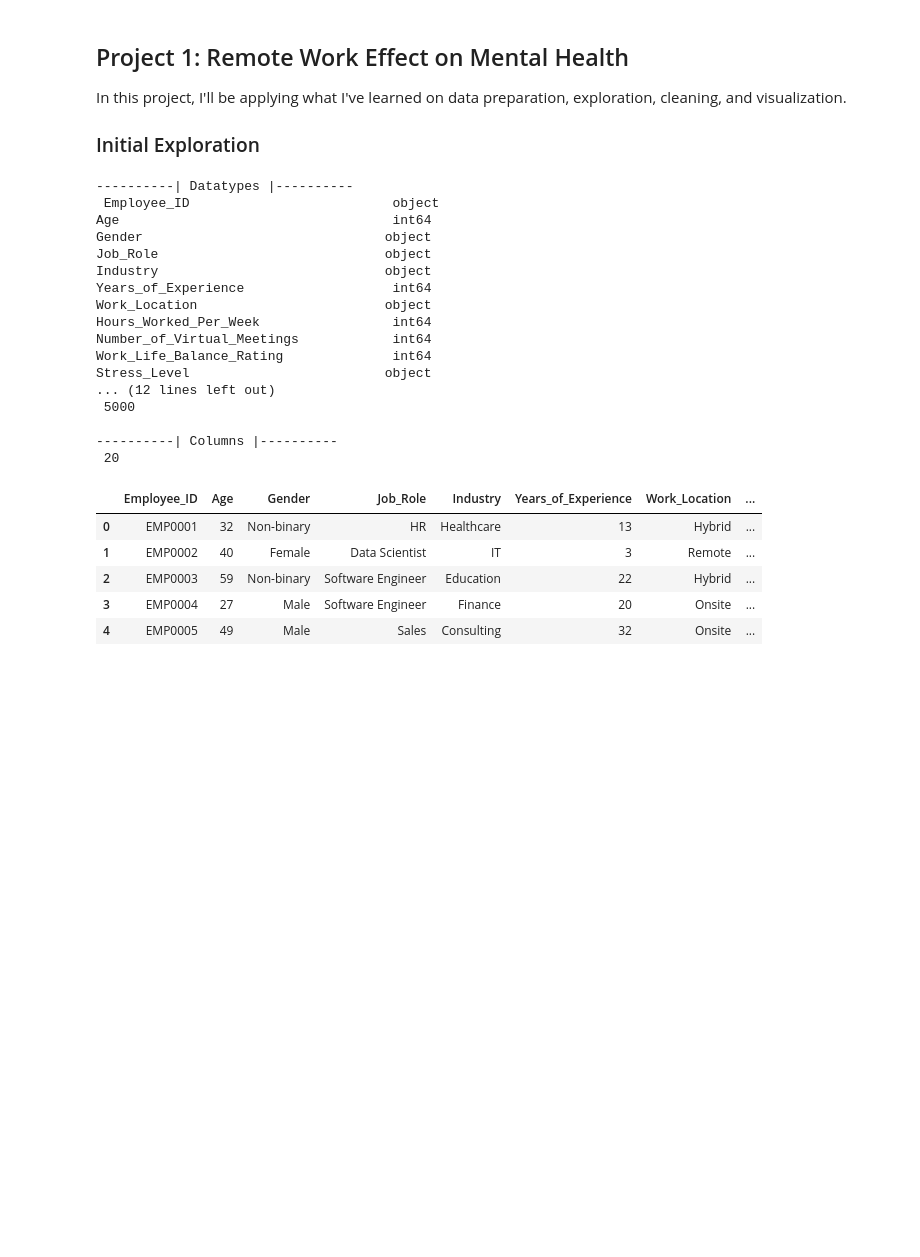
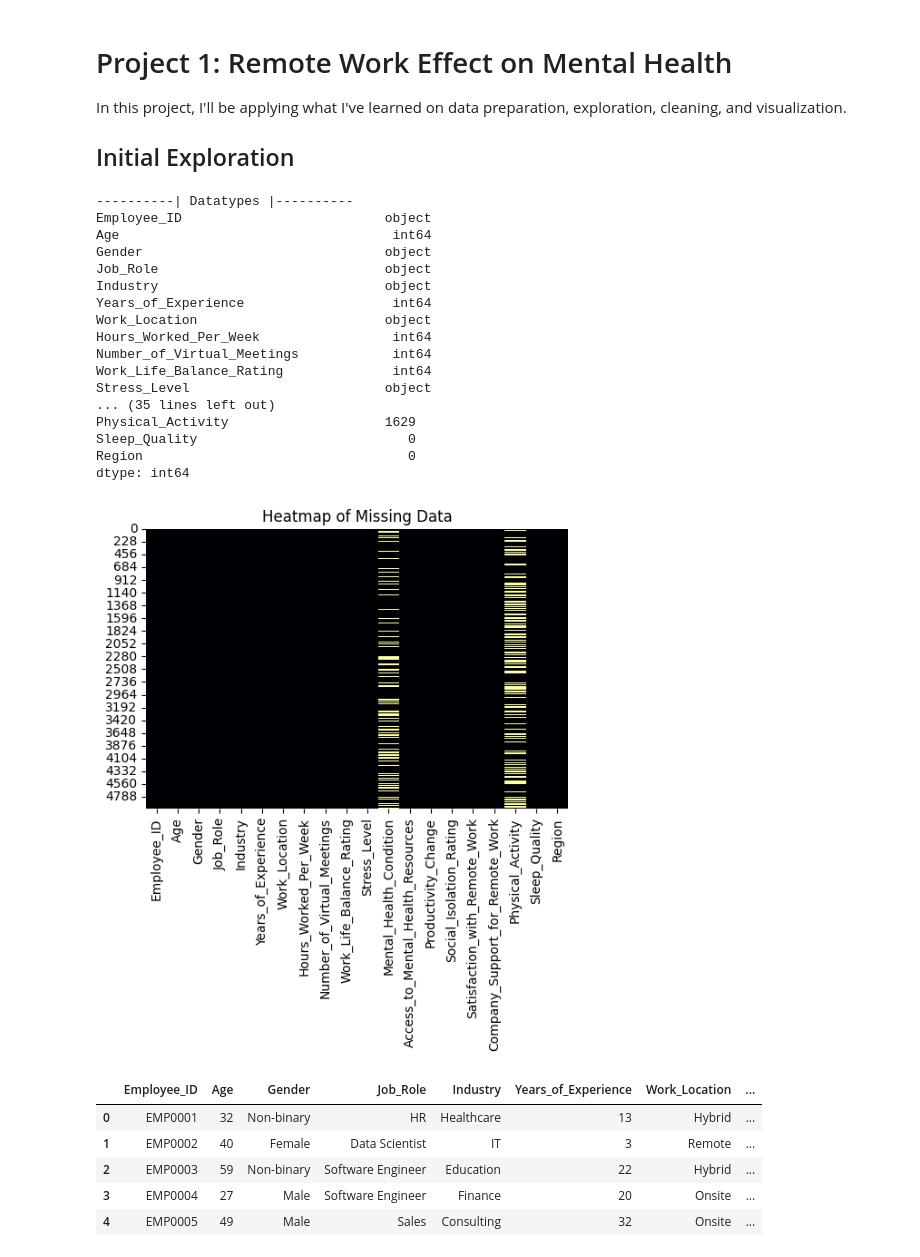
Before and after one commit to vincentadufour/CS39AE-Data-Visualization, a Jupyter notebook: Projects/Remote Work Effect on Mental Health/project1.ipynb, the cells around one changed output. Saved outputs shown, nothing was run; the diff lists cells and outputs as text; code cells hidden in the pictures; blank space fills up the shorter version.

Commit message:
Completed up to Data Visualization on Project 1

```diff
--- a/Projects/Remote Work Effect on Mental Health/project1.ipynb
+++ b/Projects/Remote Work Effect on Mental Health/project1.ipynb
@@ -1,46 +1,56 @@
 # %% [markdown]
-## Project 1: Remote Work Effect on Mental Health
+# Project 1: Remote Work Effect on Mental Health
 In this project, I'll be applying what I've learned on data preparation, exploration, cleaning, and visualization.
 
-### Initial Exploration
+## Initial Exploration
 # %%
 import pandas as pd
 import seaborn as sns
 import matplotlib.pyplot as plt
 import numpy as np
 
 # for formatting
 headline1 = "\n----------|"
 headline2 = "|----------\n"
 
 data = pd.read_csv('Impact_of_Remote_Work_on_Mental_Health.csv')
 
 # to print datatypes
-print(headline1, "Datatypes", headline2, data.dtypes)
+print(f"{headline1} Datatypes {headline2}{data.dtypes}")
 
 # # of rows
-print(headline1, "Rows", headline2, len(data.axes[0]))
+print(f"{headline1} Rows {headline2}{len(data.axes[0])}")
 
 # # of columns
-print(headline1, "Columns", headline2, len(data.axes[1]))
+print(f"{headline1} Columns {headline2}{len(data.axes[1])}")
+
+# # of missing values
+print(f"{headline1} Missing Data Count {headline2}{data.isnull().sum()}")
+
+# heatmap of missing values
+plt.figure(figsize=(6,4))
+sns.heatmap(data.isnull(), cbar=False, cmap="inferno")
+plt.title("Heatmap of Missing Data")
+plt.show()
 # %% [output]
 ----------| Datatypes |----------
- Employee_ID                          object
+Employee_ID                          object
 Age                                   int64
 Gender                               object
 Job_Role                             object
 Industry                             object
 Years_of_Experience                   int64
 Work_Location                        object
 Hours_Worked_Per_Week                 int64
 Number_of_Virtual_Meetings            int64
 Work_Life_Balance_Rating              int64
 Stress_Level                         object
-... (12 lines left out)
- 5000
-
-----------| Columns |----------
- 20
+... (35 lines left out)
+Physical_Activity                    1629
+Sleep_Quality                           0
+Region                                  0
+dtype: int64
+[figure, added]
 # %%
 # display first few rows, in its own codeblock to accomodate a Jupyter formatting issue
 data.head()
```
Also changed, not shown: parts of 6 cells of this notebook, 1 other file.
